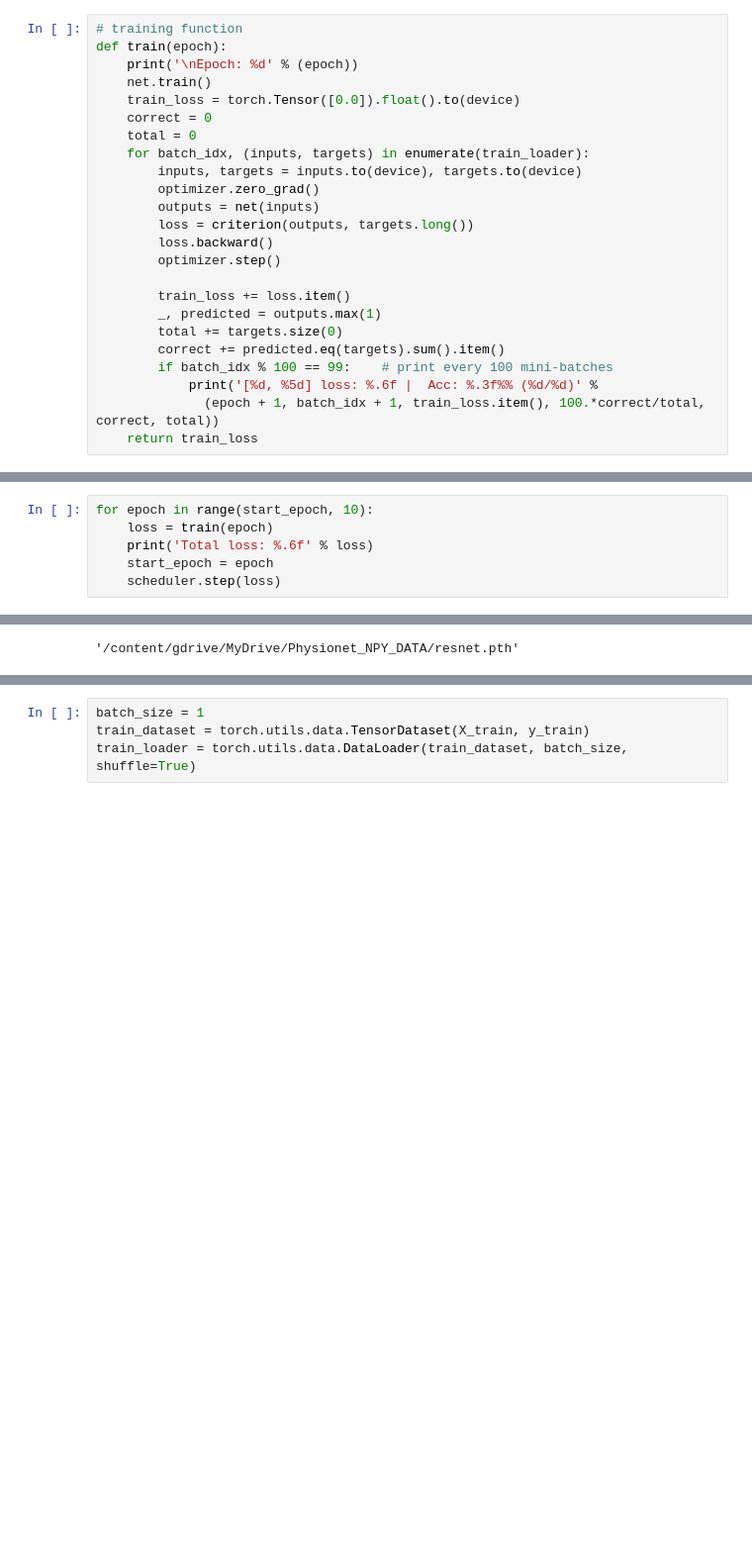
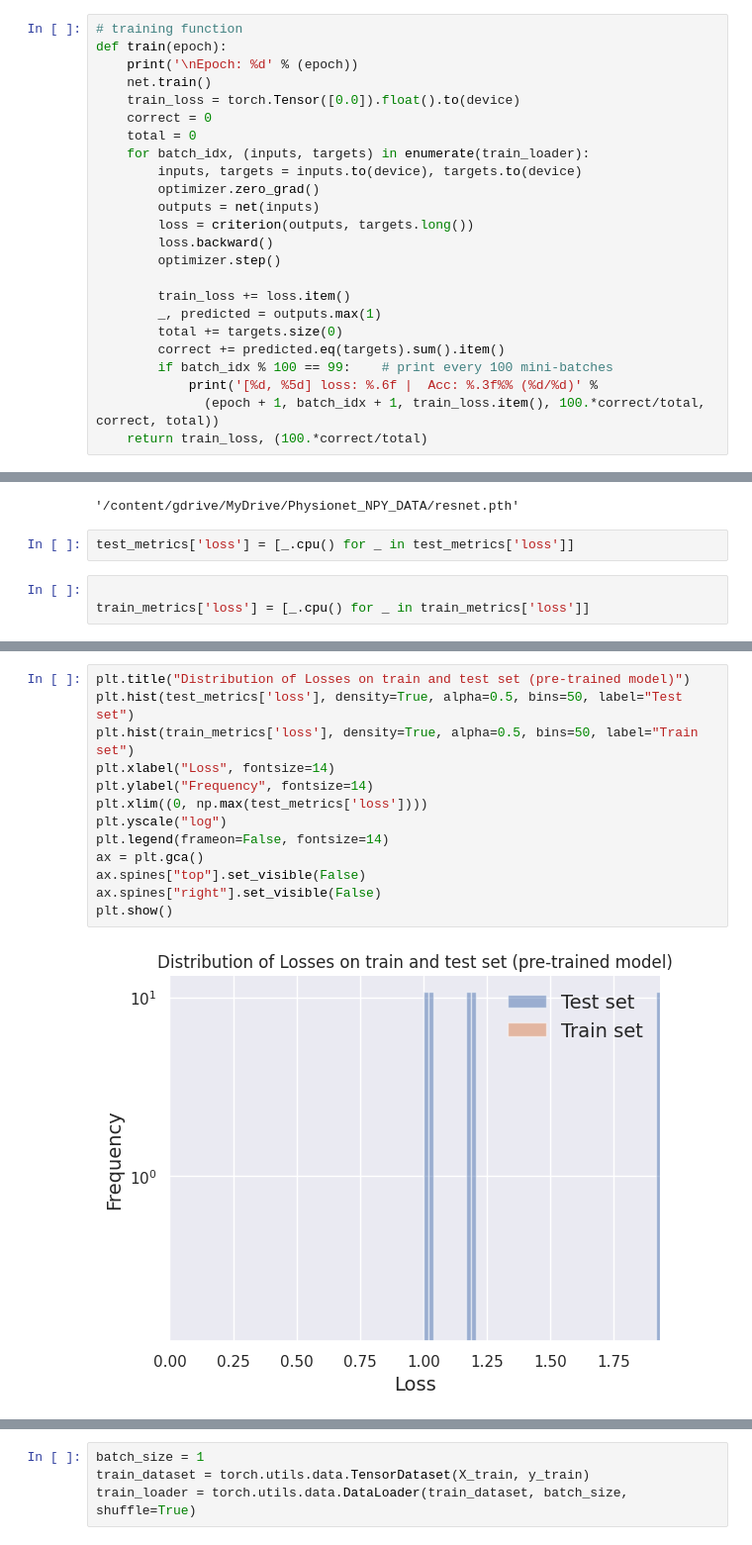
Before and after one commit to ahan-2000/Data_Security_Unlearning, a Jupyter notebook: Resnet_Pretrained_and_Fine_Tuned.ipynb, the cells around one changed output, grey strips where cells are left out. Shown at 99% size. Cells and saved outputs as stored; diff of their text form; blank space fills up the shorter version.

```diff
--- a/Resnet_Pretrained_and_Fine_Tuned.ipynb
+++ b/Resnet_Pretrained_and_Fine_Tuned.ipynb
@@ -417,7 +416,7 @@ def train(epoch):
         if batch_idx % 100 == 99:    # print every 100 mini-batches
             print('[%d, %5d] loss: %.6f |  Acc: %.3f%% (%d/%d)' %
               (epoch + 1, batch_idx + 1, train_loss.item(), 100.*correct/total, correct, total))
-    return train_loss
+    return train_loss, (100.*correct/total)
 # %%
 load_model = False
 if load_model:
@@ -432,6 +428,0 @@ start_epoch: 0
-# %%
-for epoch in range(start_epoch, 10):
-    loss = train(epoch)
-    print('Total loss: %.6f' % loss)
-    start_epoch = epoch
-    scheduler.step(loss)
@@ -461,3 +472,8 @@ import shutil
 shutil.copy('resnet.pth', '/content/gdrive/MyDrive/Physionet_NPY_DATA')
 # %% [output]
 '/content/gdrive/MyDrive/Physionet_NPY_DATA/resnet.pth'
+# %%
+test_metrics['loss'] = [_.cpu() for _ in test_metrics['loss']]
+# %%
+
+train_metrics['loss'] = [_.cpu() for _ in train_metrics['loss']]
@@ -463,0 +488,15 @@ shutil.copy('resnet.pth', '/content/gdrive/MyDrive/Physionet_NPY_DATA')
+# %%
+plt.title("Distribution of Losses on train and test set (pre-trained model)")
+plt.hist(test_metrics['loss'], density=True, alpha=0.5, bins=50, label="Test set")
+plt.hist(train_metrics['loss'], density=True, alpha=0.5, bins=50, label="Train set")
+plt.xlabel("Loss", fontsize=14)
+plt.ylabel("Frequency", fontsize=14)
+plt.xlim((0, np.max(test_metrics['loss'])))
+plt.yscale("log")
+plt.legend(frameon=False, fontsize=14)
+ax = plt.gca()
+ax.spines["top"].set_visible(False)
+ax.spines["right"].set_visible(False)
+plt.show()
+# %% [output]
+[figure, added]
```
Also changed, not shown: parts of 112 cells of this notebook, 1 other file.
